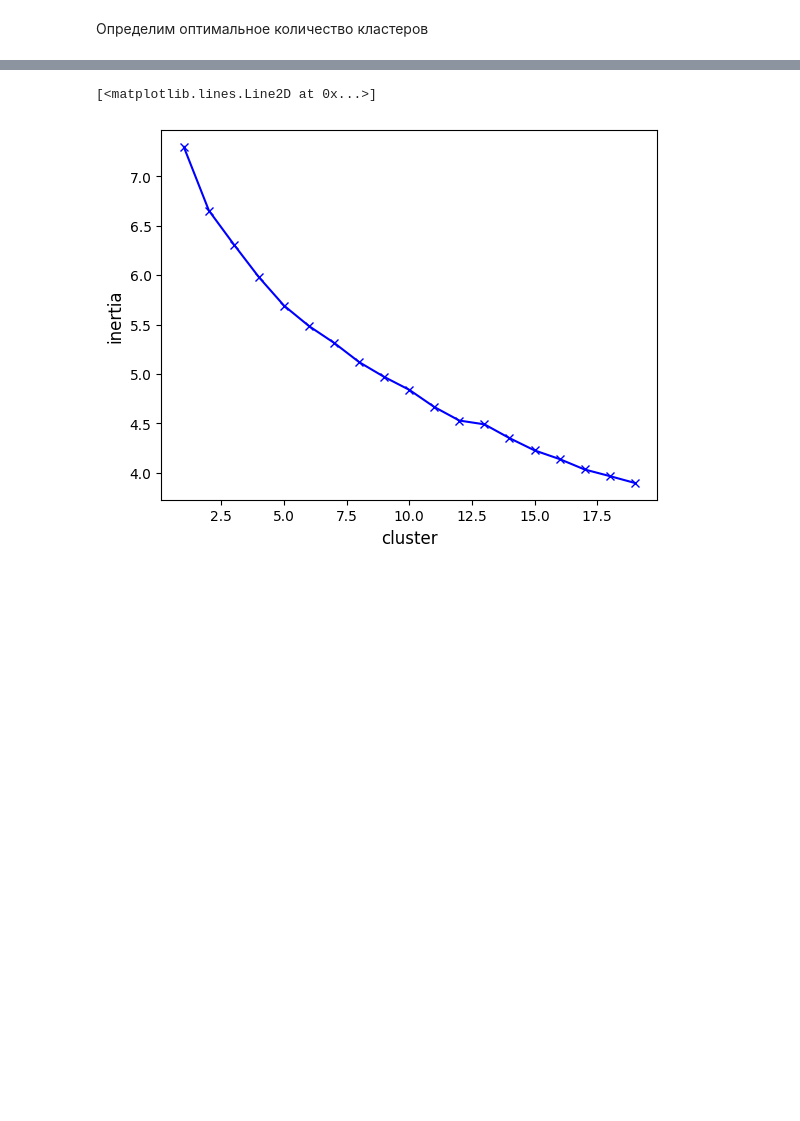
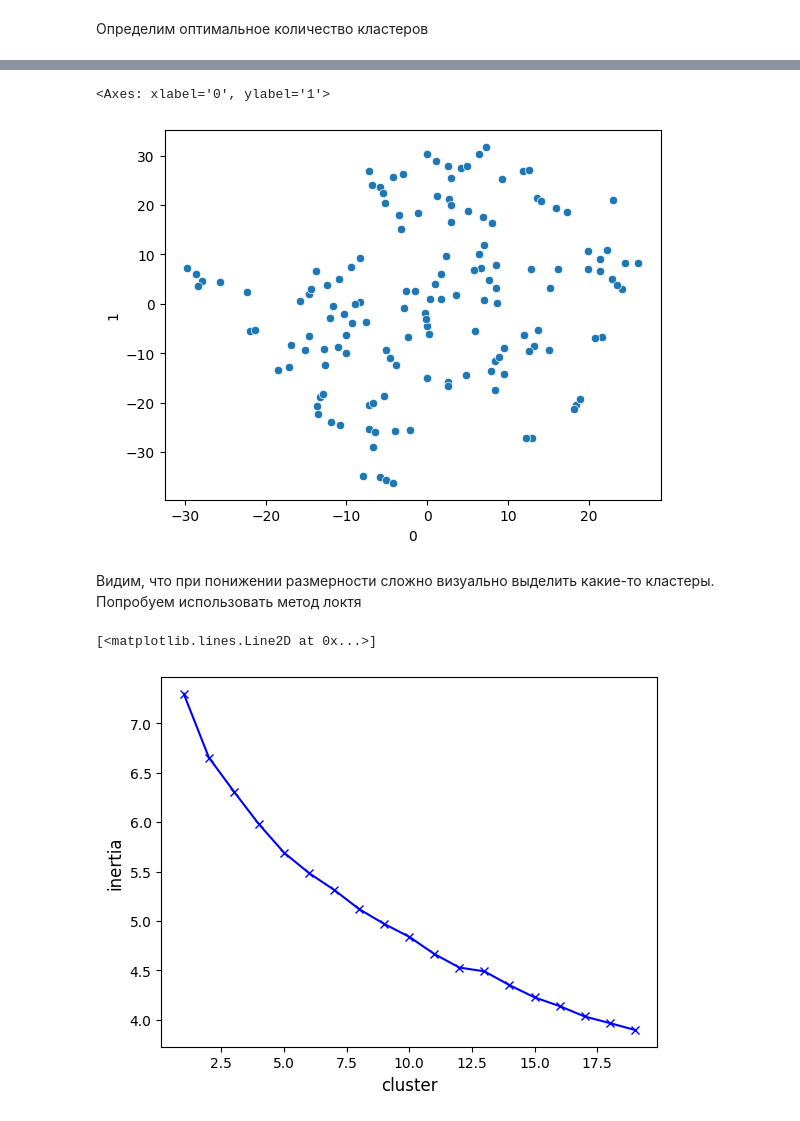
Before and after one commit to anna-grigoryeva/data_science, a Jupyter notebook: SF_final_project/store_location.ipynb, the cells around one changed output, grey strips where cells are left out. Saved outputs shown, nothing was run; the diff lists cells and outputs as text; code cells hidden in the pictures; blank space fills up the shorter version.

```diff
--- a/SF_final_project/store_location.ipynb
+++ b/SF_final_project/store_location.ipynb
@@ -265 +299,11 @@ neighbourhoods_venues_sorted.head()
+# %%
+tsne = TSNE(n_components=2, perplexity=5, n_iter=500, random_state=42)
+moscow_grouped_clustering_tsne = tsne.fit_transform(moscow_grouped_clustering)
+df_tsne = pd.DataFrame(moscow_grouped_clustering_tsne)
+sns.scatterplot(x=df_tsne[0], y=df_tsne[1])
+# %% [output]
+<Axes: xlabel='0', ylabel='1'>
+[figure, added]
+# %% [markdown]
+Видим, что при понижении размерности сложно визуально выделить какие-то кластеры. Попробуем использовать метод локтя
 # %%
```
Also changed, not shown: parts of 38 cells of this notebook, 1 other file.
